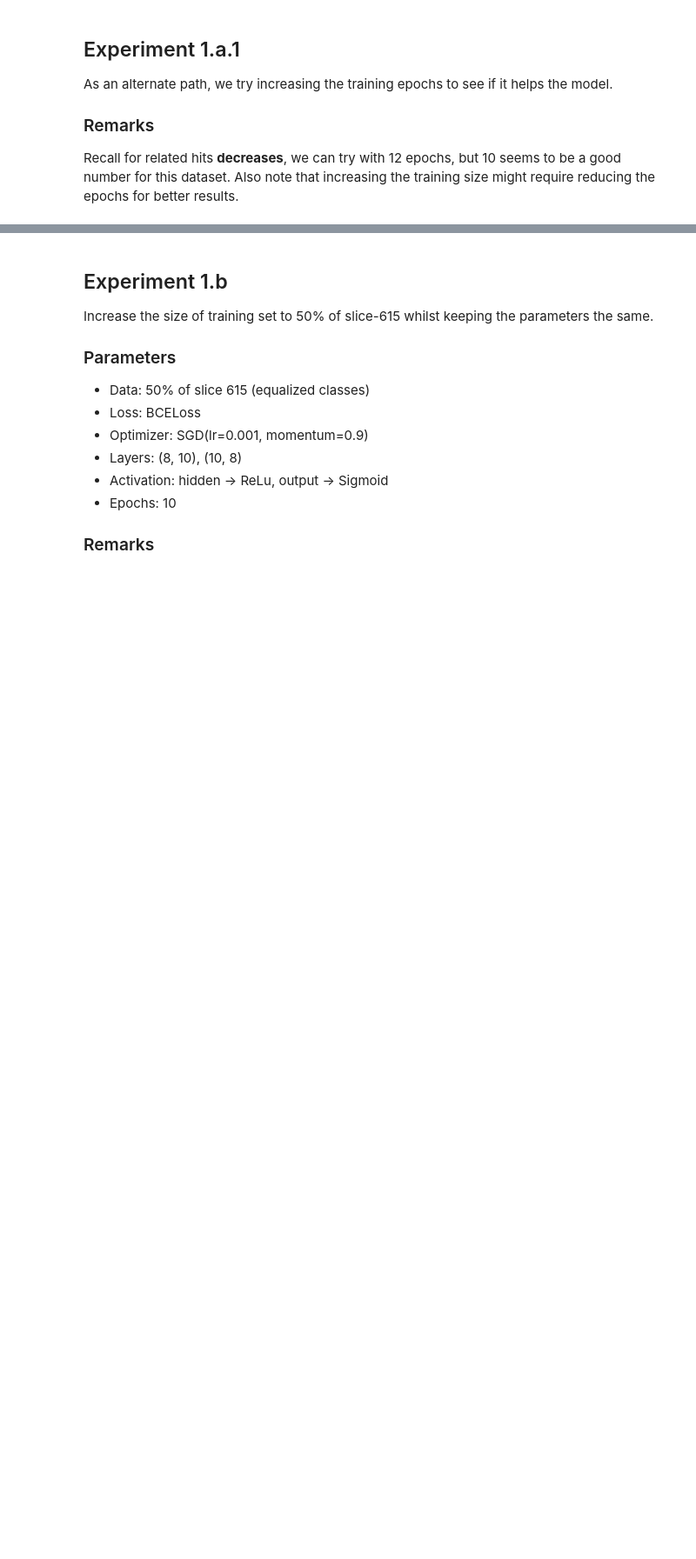
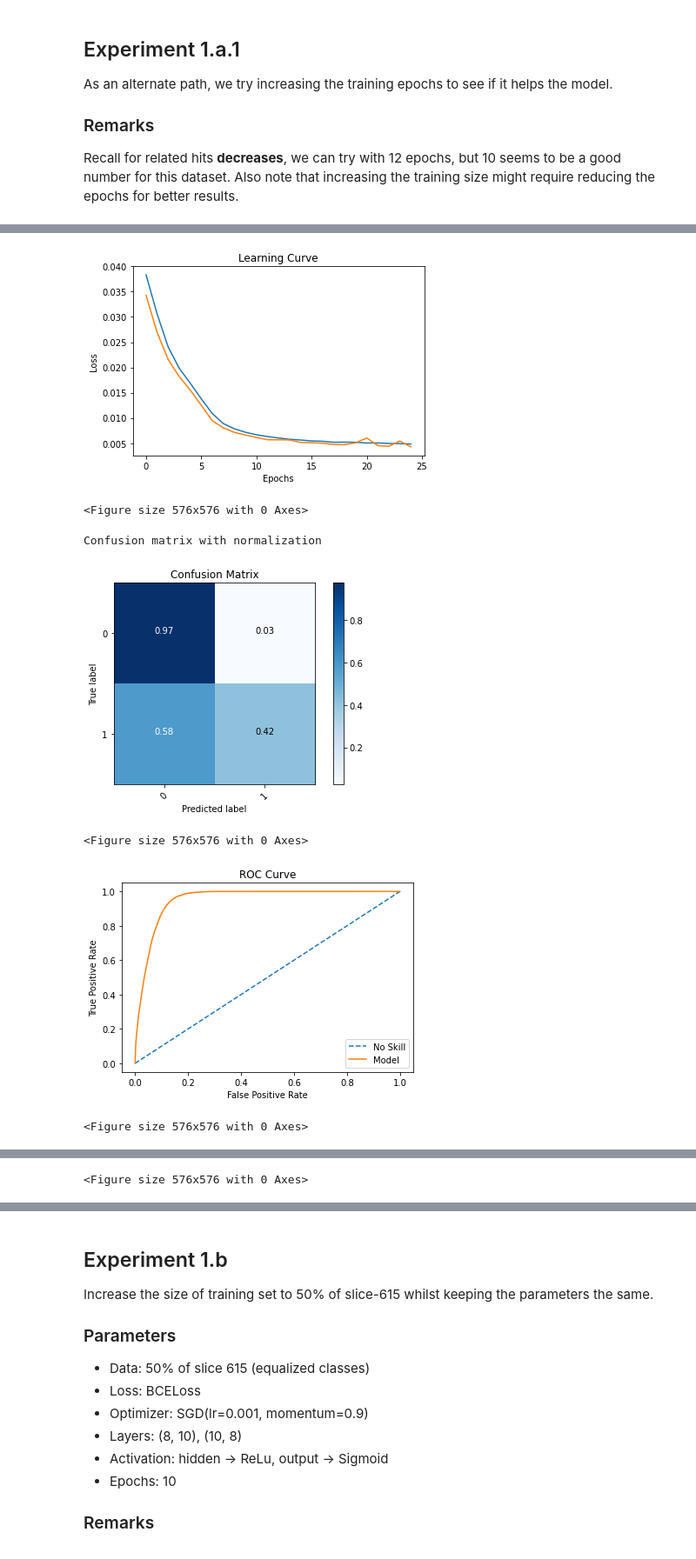
Before and after one commit to arumoy-shome/km3net, a Jupyter notebook: notebooks/pattern-matrix.ipynb, the cells around one changed output, grey strips where cells are left out. Shown at 87% size. Saved outputs shown, nothing was run; the diff lists cells and outputs as text; code cells hidden in the pictures; blank space fills up the shorter version.

```diff
--- a/notebooks/pattern-matrix.ipynb
+++ b/notebooks/pattern-matrix.ipynb
@@ -226,8 +198,8 @@ Recall for related hits **decreases**, we can try with 12 epochs, but 10 seems t
 # %%
 train_path = DATADIR+'/train/slice-615-25-equal.csv'
 test_path = DATADIR+'/test/slice-1637-10.csv'
-train_dl, valid_dl = model_utils.prepare_train_data(train_path,normalise=True)
-test_dl = model_utils.prepare_test_data(test_path,normalise=True)
+train_dl, valid_dl = data_pm.prepare_train_data(train_path,normalise=True)
+test_dl = data_pm.prepare_test_data(test_path,normalise=True)
 print("train size: {0}, valid size: {1}, test size: {2}".format(
     len(train_dl.dataset),len(valid_dl.dataset), len(test_dl.dataset)))
 
@@ -241,7 +213,10 @@ params = {
     'epochs': 25,
     'train_dl': train_dl,
     'valid_dl': valid_dl,
-    'test_dl': test_dl
+    'test_dl': test_dl,
+    'device': device
 }
 
-results = model_utils.evaluate(**params)
+metrics = model_utils.evaluate(**params)
+model_eval.evaluate(**metrics)
+# %% [output]
@@ -247,0 +240,7 @@ results = model_utils.evaluate(**params)
+[figure, added]
+<Figure size 576x576 with 0 Axes>
+Confusion matrix with normalization
+[figure, added]
+<Figure size 576x576 with 0 Axes>
+[figure, added]
+<Figure size 576x576 with 0 Axes>
@@ -247,0 +248 @@ results = model_utils.evaluate(**params)
+<Figure size 576x576 with 0 Axes>
```
Also changed, not shown: parts of 52 cells of this notebook, 1 other file.
